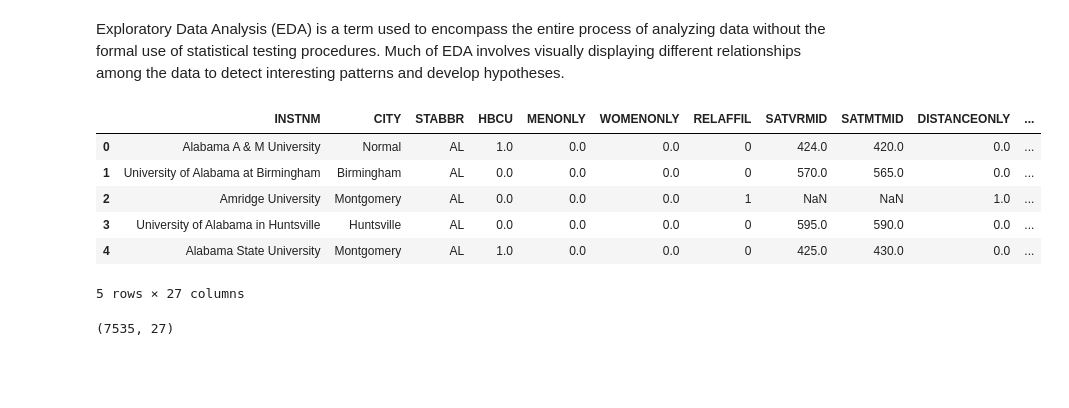
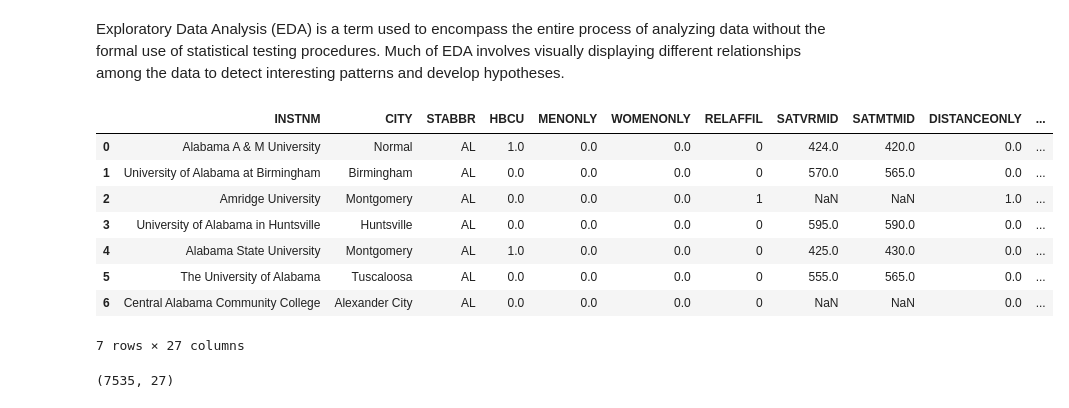
Before and after one commit to DatasRev/Pandas_Cookbook, a Jupyter notebook: Pandas_Cookbook_103.ipynb, the cells around one changed output. Cells and saved outputs as stored; diff of their text form; code cells hidden in the pictures; blank space fills up the shorter version.

```diff
--- a/Pandas_Cookbook_103.ipynb
+++ b/Pandas_Cookbook_103.ipynb
@@ -15,16 +15,19 @@ patterns and develop hypotheses.
 # %%
 import pandas as pd
 import numpy as np
-college = pd.read_csv('C:\Anaconda\data\college.csv')
-college.head()
+#college = pd.read_csv('C:\Anaconda\data\college.csv')
+college = pd.read_csv('https://raw.githubusercontent.com/DatasRev/source-files/master/csv/college.csv')
+college.head(7)
 # %% [output]
 |  | INSTNM | CITY | STABBR | HBCU | MENONLY | WOMENONLY | RELAFFIL | SATVRMID | SATMTMID | DISTANCEONLY | ... |
 | 0 | Alabama A & M University | Normal | AL | 1.0 | 0.0 | 0.0 | 0 | 424.0 | 420.0 | 0.0 | ... |
 | 1 | University of Alabama at Birmingham | Birmingham | AL | 0.0 | 0.0 | 0.0 | 0 | 570.0 | 565.0 | 0.0 | ... |
 | 2 | Amridge University | Montgomery | AL | 0.0 | 0.0 | 0.0 | 1 | NaN | NaN | 1.0 | ... |
 | 3 | University of Alabama in Huntsville | Huntsville | AL | 0.0 | 0.0 | 0.0 | 0 | 595.0 | 590.0 | 0.0 | ... |
 | 4 | Alabama State University | Montgomery | AL | 1.0 | 0.0 | 0.0 | 0 | 425.0 | 430.0 | 0.0 | ... |
+| 5 | The University of Alabama | Tuscaloosa | AL | 0.0 | 0.0 | 0.0 | 0 | 555.0 | 565.0 | 0.0 | ... |
+| 6 | Central Alabama Community College | Alexander City | AL | 0.0 | 0.0 | 0.0 | 0 | NaN | NaN | 0.0 | ... |
-5 rows × 27 columns
+7 rows × 27 columns
 # %%
 # Number of rows and columns
 college.shape
```
Also changed, not shown: parts of 4 cells of this notebook.
